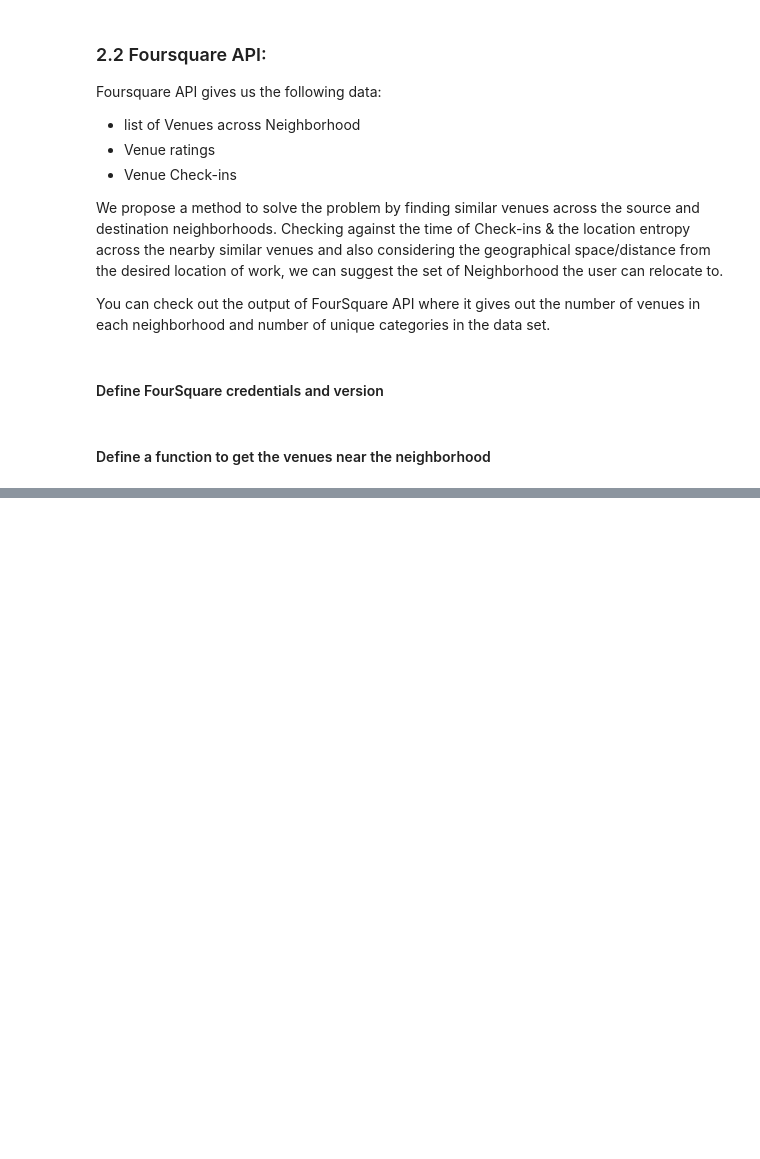
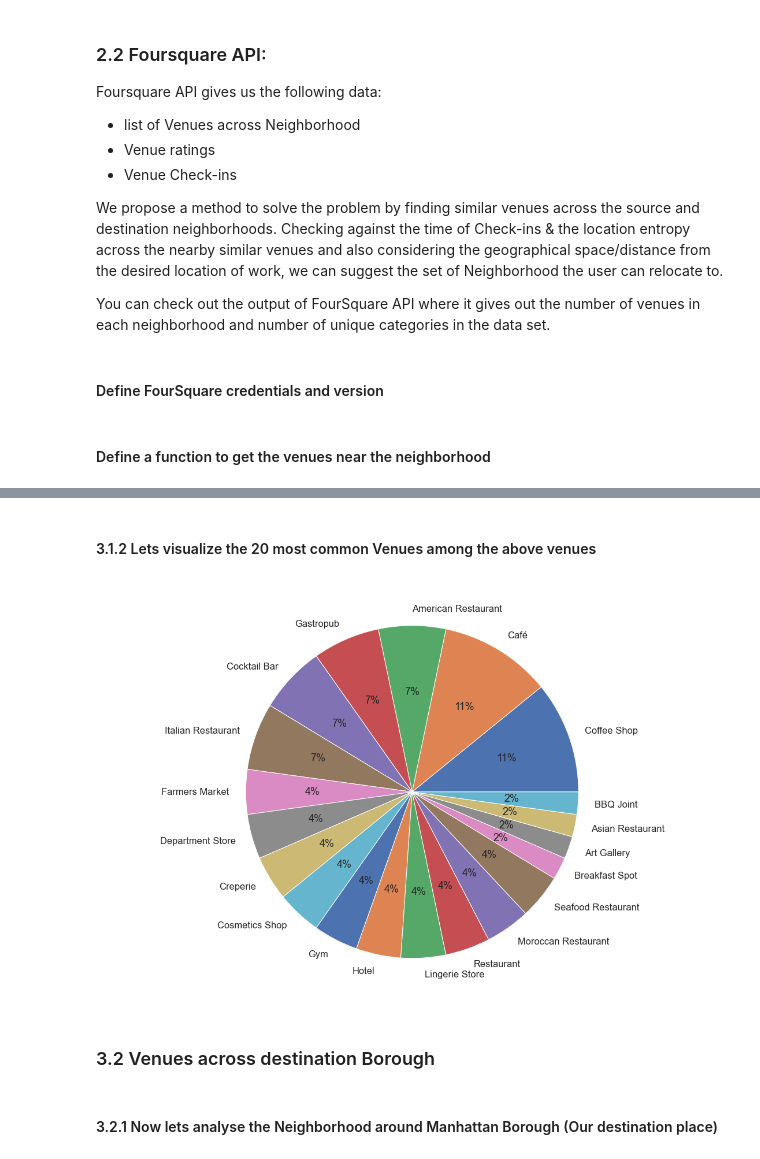
Before and after one commit to shreeshylahs/Coursera_Capstone, a Jupyter notebook: similar_neighborhood.ipynb, the cells around one changed output, grey strips where cells are left out. Saved outputs shown, nothing was run; the diff lists cells and outputs as text; code cells hidden in the pictures; blank space fills up the shorter version.

```diff
--- a/similar_neighborhood.ipynb
+++ b/similar_neighborhood.ipynb
@@ -245,0 +336,57 @@ Name: Venue Category, Length: 321, dtype: object
+# %% [markdown]
+#### 3.1.2 Lets visualize the 20 most common Venues among the above venues
+# %%
+#
+# Declare function to get the nth most common venue
+#
+def return_most_common_venues(row, num_top_venues):
+    row_categories = row.iloc[1:]
+    row_categories_sorted = row_categories.sort_values(ascending=False)
+    return row_categories_sorted.index.values[0:num_top_venues].tolist()
+
+# one hot encoding
+toronto_onehot = pd.get_dummies(toronto_venues[['Venue Category']], prefix="", prefix_sep="")
+# add neighborhood column back to dataframe
+toronto_onehot['Neighborhood'] = toronto_venues['Neighborhood']
+# move neighborhood column to the first column
+fixed_columns = [toronto_onehot.columns[-1]] + list(toronto_onehot.columns[:-1])
+toronto_onehot = toronto_onehot[fixed_columns]
+toronto_grouped = toronto_onehot.groupby('Neighborhood').mean().reset_index()
+
+num_top_venues = 20
+indicators = ['st', 'nd', 'rd']
+# create columns according to number of top venues
+columns = ['Neighborhood']
+for ind in np.arange(num_top_venues):
+    try:
+        columns.append('{}{} Most Common Venue'.format(ind+1, indicators[ind]))
+    except:
+        columns.append('{}th Most Common Venue'.format(ind+1))
+
+# create a new dataframe
+toronto_venues_sorted = pd.DataFrame(columns=columns)
+toronto_venues_sorted['Neighborhood'] = toronto_grouped['Neighborhood']
+toronto_venues_sorted.iloc[0, 1:] = return_most_common_venues(toronto_grouped.iloc[0, :], num_top_venues)
+
+#
+# Create a DataFrame for Pie Chart
+#
+value_entries = pd.DataFrame(toronto_grouped.iloc[0][1:]).sort_values(by=[0],ascending=False).reset_index().rename(columns={0: 'Value', 'index': 'Venues'})
+toronto_common_venues = return_most_common_venues(toronto_grouped.iloc[0, :], 20)
+toronto_common_venues = pd.DataFrame(toronto_common_venues, columns=["Venues"])
+toronto_common_venues.index += 1
+toronto_common_venues = pd.merge(toronto_common_venues, value_entries, on='Venues')
+toronto_common_venues['Value'] = toronto_common_venues['Value'] / toronto_common_venues['Value'].sum()
+
+# Plot the Pie Chart
+fig = plt.figure()
+ax = fig.add_axes([0,0,2.5,2.5])
+ax.axis('equal')
+ax.pie(toronto_common_venues['Value'], labels = toronto_common_venues['Venues'], autopct='%1.0f%%')
+plt.show()
+# %% [output]
+[figure, added]
+# %% [markdown]
+### 3.2 Venues across destination Borough
+# %% [markdown]
+#### 3.2.1 Now lets analyse the Neighborhood around Manhattan Borough (Our destination place)
```
Also changed, not shown: parts of 29 cells of this notebook.
